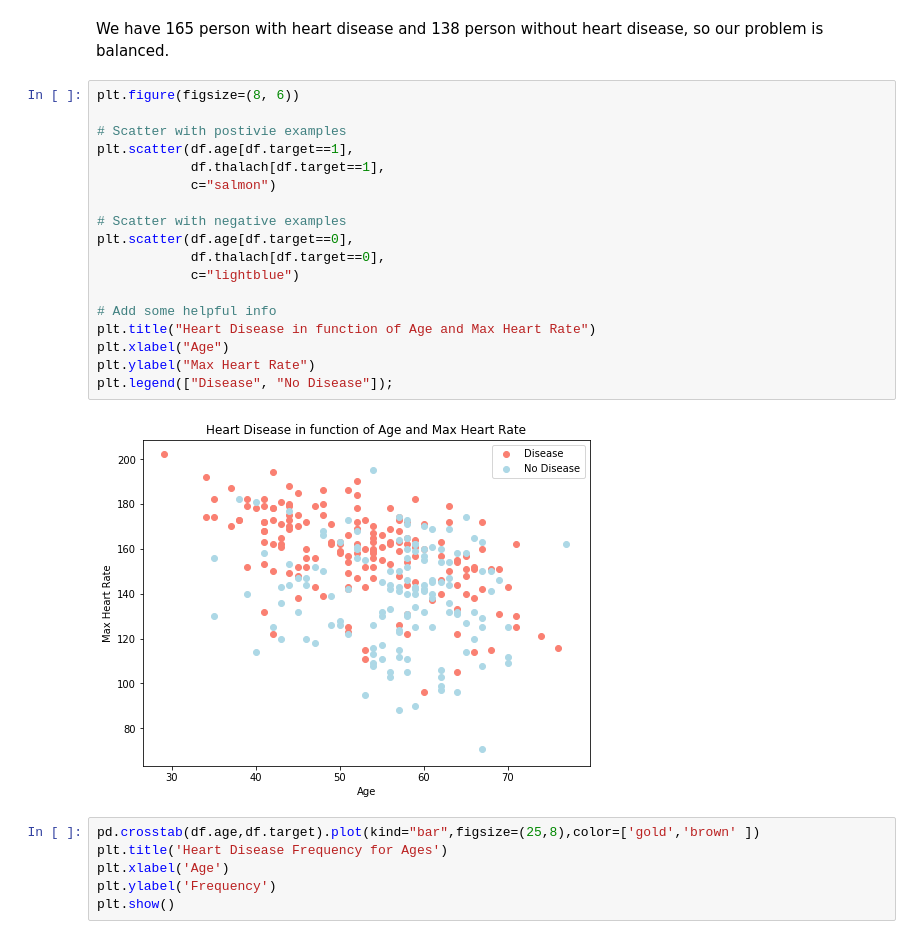
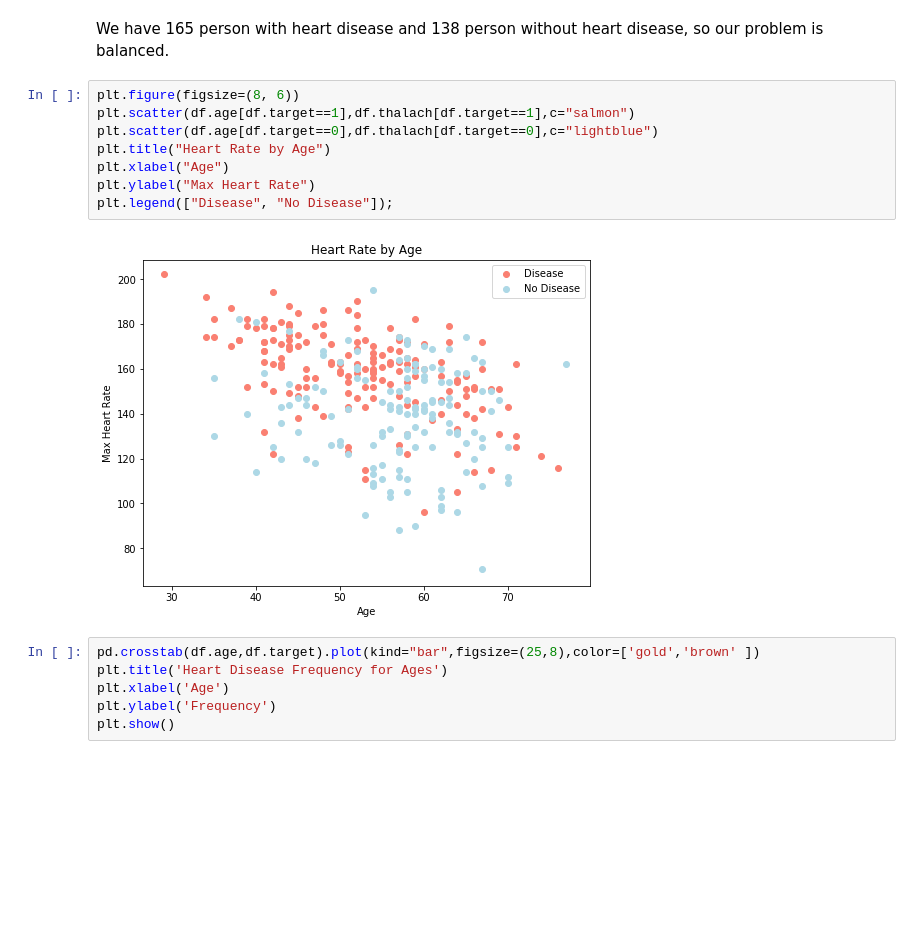
Before and after one commit to uyennguyen16900/heart-disease-prediction, a Jupyter notebook: heart_disease_prediction.ipynb, the cells around one changed output. Cells and saved outputs as stored; diff of their text form; blank space fills up the shorter version.

```diff
--- a/heart_disease_prediction.ipynb
+++ b/heart_disease_prediction.ipynb
@@ -56,24 +59,14 @@ sns.countplot(x="target", data=df, palette="bwr")
 We have 165 person with heart disease and 138 person without heart disease, so our problem is balanced.
 # %%
 plt.figure(figsize=(8, 6))
-
-# Scatter with postivie examples
-plt.scatter(df.age[df.target==1],
-            df.thalach[df.target==1],
-            c="salmon")
-
-# Scatter with negative examples
-plt.scatter(df.age[df.target==0],
-            df.thalach[df.target==0],
-            c="lightblue")
-
-# Add some helpful info
-plt.title("Heart Disease in function of Age and Max Heart Rate")
+plt.scatter(df.age[df.target==1],df.thalach[df.target==1],c="salmon")
+plt.scatter(df.age[df.target==0],df.thalach[df.target==0],c="lightblue")
+plt.title("Heart Rate by Age")
 plt.xlabel("Age")
 plt.ylabel("Max Heart Rate")
 plt.legend(["Disease", "No Disease"]);
 # %% [output]
-[figure, old version]
+[figure, new version]
 # %%
 pd.crosstab(df.age,df.target).plot(kind="bar",figsize=(25,8),color=['gold','brown' ])
 plt.title('Heart Disease Frequency for Ages')
```
Also changed, not shown: parts of 11 cells of this notebook, 2 other files.
